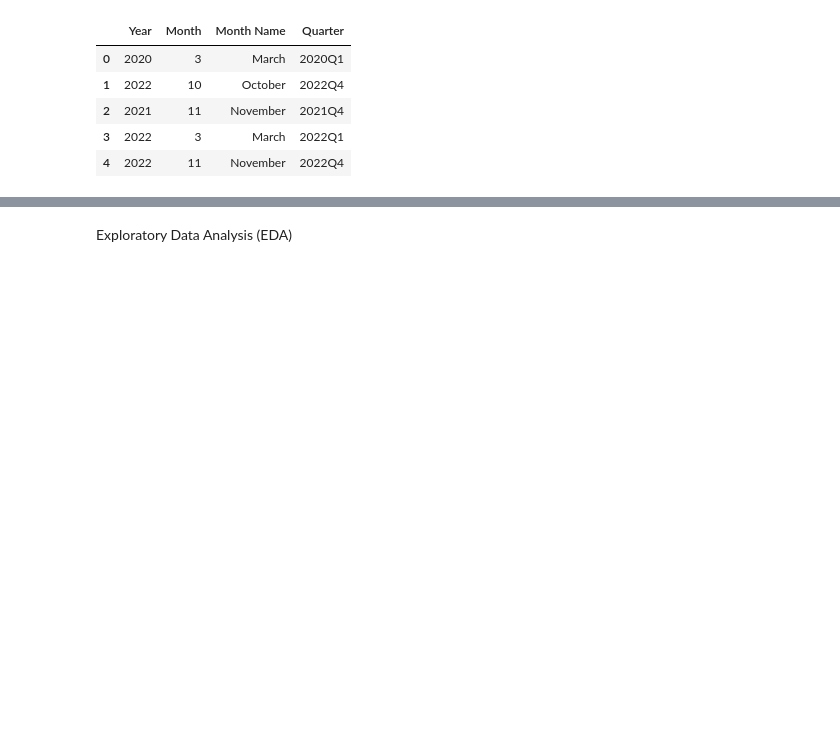
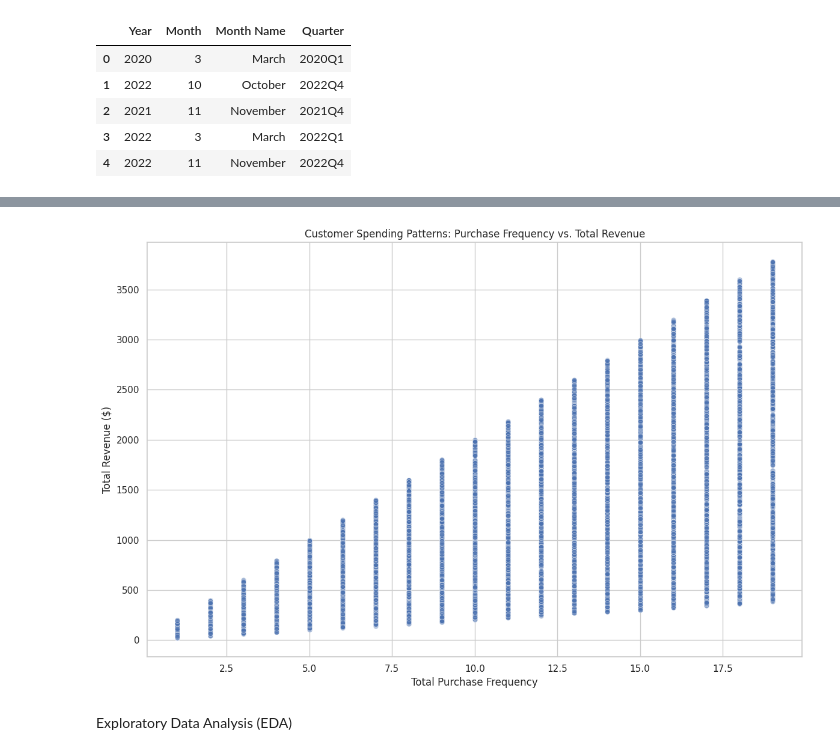
Before and after one commit to Mulababs/3mtt-Deeptech, a Jupyter notebook: TechForAll_Sales_Analysis.ipynb, the cells around one changed output, grey strips where cells are left out. Saved outputs shown, nothing was run; the diff lists cells and outputs as text; code cells hidden in the pictures; blank space fills up the shorter version.

```diff
--- a/TechForAll_Sales_Analysis.ipynb
+++ b/TechForAll_Sales_Analysis.ipynb
@@ -80,3 +80,12 @@ df[['Year','Month','Month Name','Quarter']].drop_duplicates().head(5)
 df['Total_Revenue'] = df['Average_Order_Value'] * df['Purchase_Frequency']
 df['Estimated Profit'] = df['Total_Revenue'] * 0.25
 df['Profit_Margin'] = df['Estimated Profit'] / df['Total_Revenue']
+# %%
+# Customer spending Pattern
+customer_spending_patterns = df.groupby('Customer_ID').agg(
+    Total_Purchase_Frequency=('Purchase_Frequency', 'sum'),
+    Total_Revenue=('Total Revenue', 'sum')
+).reset_index()
+
+print("Customer Spending Patterns (first 5 rows):")
+print(customer_spending_patterns.head())
@@ -83,3 +100,17 @@ df['Profit_Margin'] = df['Estimated Profit'] / df['Total_Revenue']
+# %%
+import matplotlib.pyplot as plt
+import seaborn as sns
+
+plt.figure(figsize=(12, 8))
+sns.scatterplot(data=customer_spending_patterns, x='Total_Purchase_Frequency', y='Total_Revenue', alpha=0.6)
+plt.title('Customer Spending Patterns: Purchase Frequency vs. Total Revenue')
+plt.xlabel('Total Purchase Frequency')
+plt.ylabel('Total Revenue ($)')
+plt.grid(True)
+plt.tight_layout()
+plt.show()
+# %% [output]
+[figure, added]
 # %% [markdown]
 Exploratory Data Analysis (EDA)
 # %% [markdown]
```
Also changed, not shown: parts of 11 cells of this notebook.
